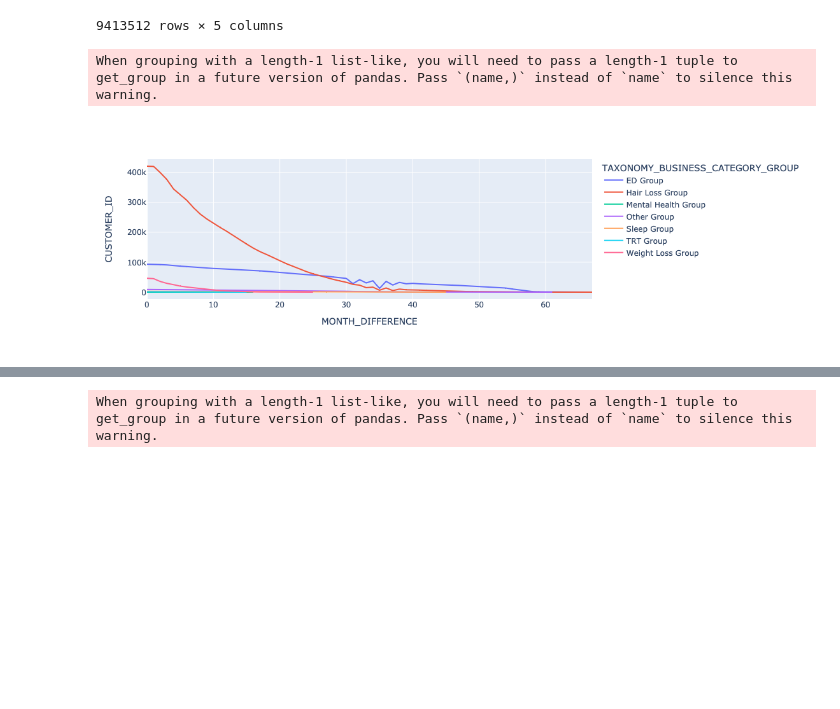
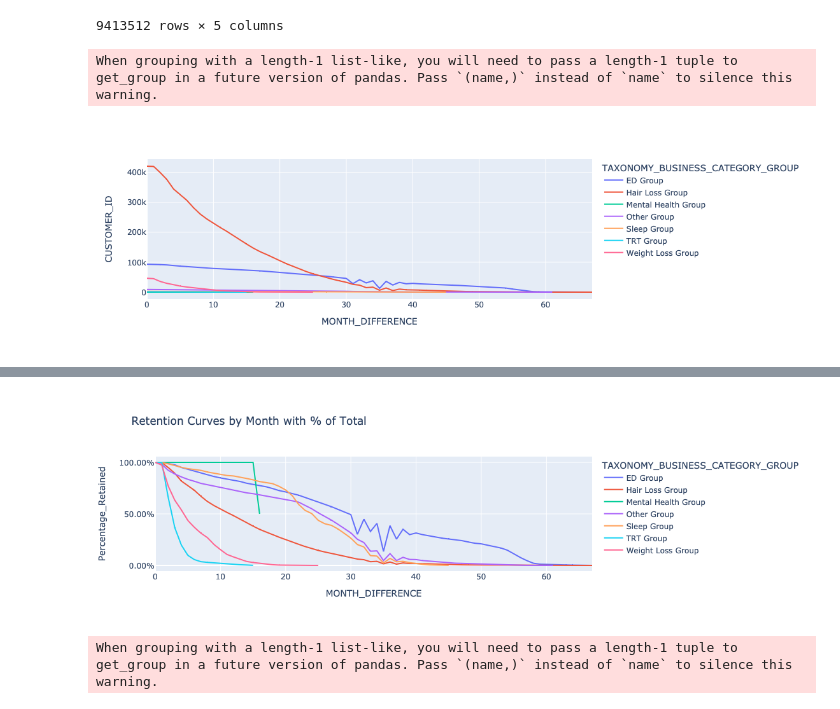
Before and after one commit to josh-lucas-95/Python-Projects, a Jupyter notebook: manual_task.ipynb, the cells around one changed output, grey strips where cells are left out. Cells and saved outputs as stored; diff of their text form; code cells hidden in the pictures; blank space fills up the shorter version.

```diff
--- a/manual_task.ipynb
+++ b/manual_task.ipynb
@@ -339,6 +339,12 @@ taxonomy_grouping = taxonomy_grouping.reset_index()
 # taxonomy_grouping
 fig = px.line(taxonomy_grouping, x="MONTH_DIFFERENCE", y="CUSTOMER_ID", color='TAXONOMY_BUSINESS_CATEGORY_GROUP')
 fig.show()
+
+
+taxonomy_grouping['Percentage_Retained'] = taxonomy_grouping['CUSTOMER_ID'] / taxonomy_grouping.groupby('TAXONOMY_BUSINESS_CATEGORY_GROUP')['CUSTOMER_ID'].transform('max')
+fig = px.line(taxonomy_grouping, x="MONTH_DIFFERENCE", y="Percentage_Retained", color='TAXONOMY_BUSINESS_CATEGORY_GROUP' , title="Retention Curves by Month with % of Total")
+fig.update_layout(yaxis_tickformat=".2%")
+fig.show()
 # %% [output]
 When grouping with a length-1 list-like, you will need to pass a length-1 tuple to get_group in a future version of pandas. Pass `(name,)` instead of `name` to silence this warning.
 [figure]
@@ -345 +352,2 @@ When grouping with a length-1 list-like, you will need to pass a length-1 tuple
+[figure, added]
 # %%
```
Also changed, not shown: parts of 10 cells of this notebook.
